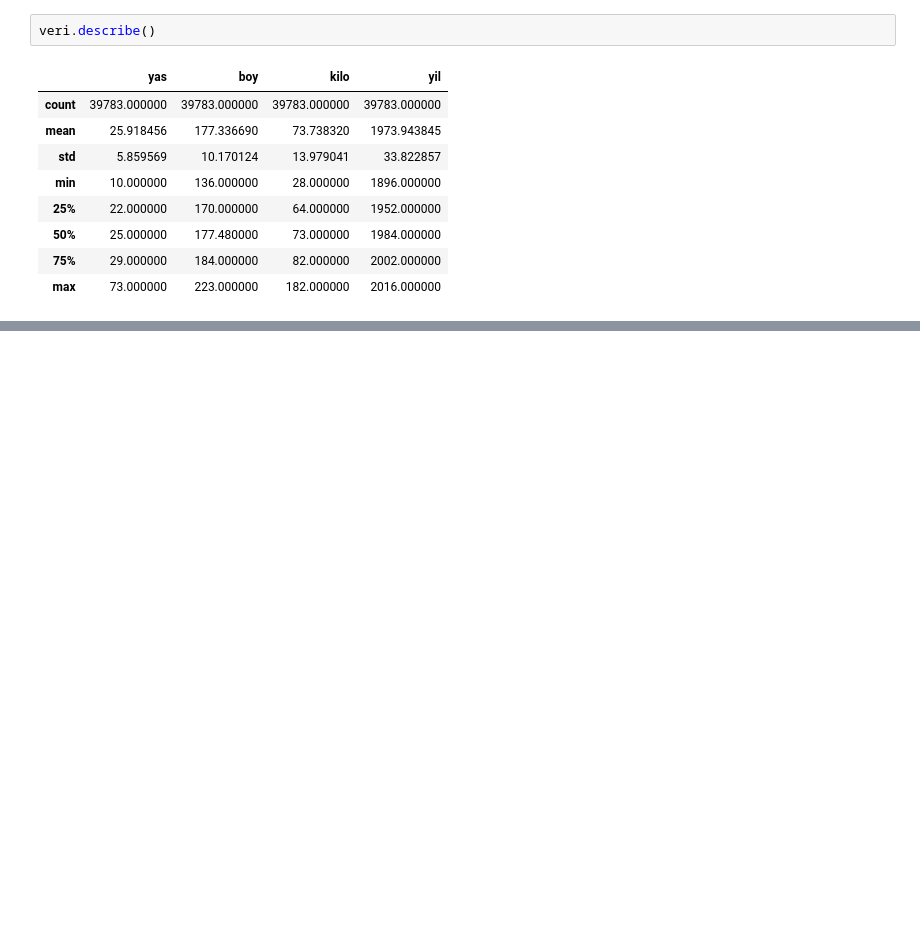
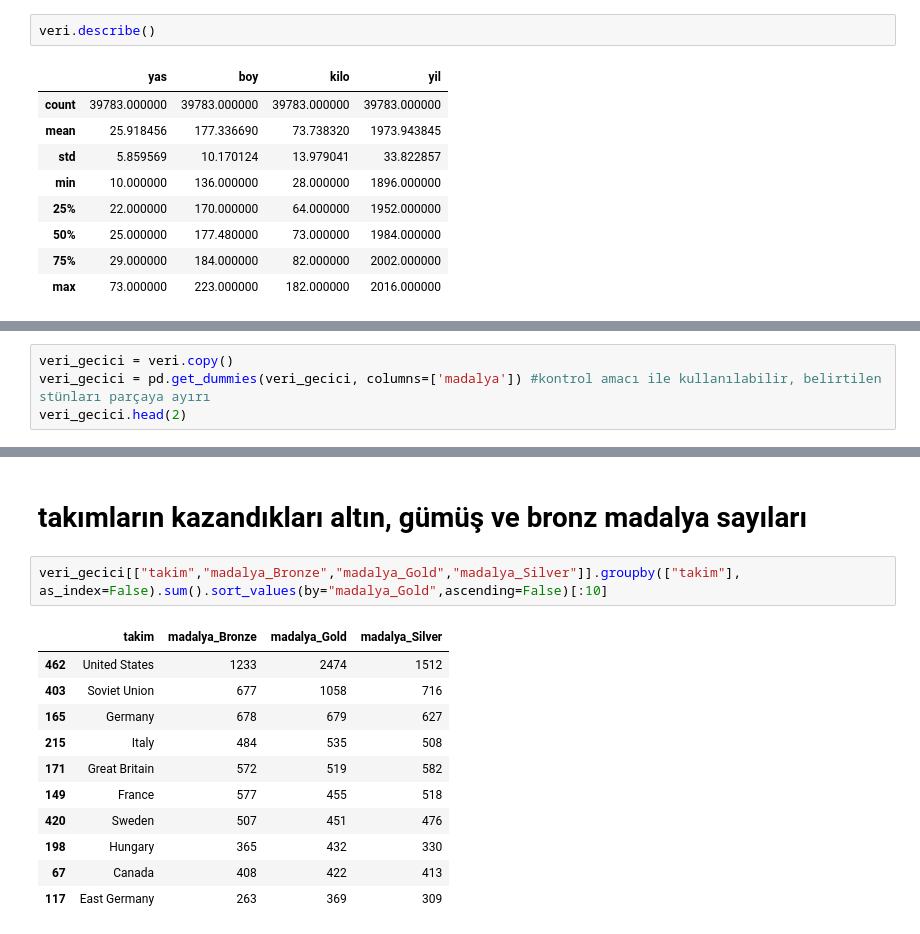
Before and after one commit to EmreUludag0/BTK-VeriBilimiMakineOgrenimiBootcamp, a Jupyter notebook: pythonVeriBilimi/Ders1-VeriBilimi.ipynb, the cells around one changed output, grey strips where cells are left out. Saved outputs shown, nothing was run; the diff lists cells and outputs as text; blank space fills up the shorter version.

```diff
--- a/pythonVeriBilimi/Ders1-VeriBilimi.ipynb
+++ b/pythonVeriBilimi/Ders1-VeriBilimi.ipynb
@@ -219,0 +303,4 @@ veri.describe()
+# %%
+veri_gecici = veri.copy()
+veri_gecici = pd.get_dummies(veri_gecici, columns=['madalya']) #kontrol amacı ile kullanılabilir, belirtilen stünları parçaya ayırı
+veri_gecici.head(2)
@@ -219,0 +319,16 @@ veri.describe()
+# %% [markdown]
+# takımların kazandıkları altın, gümüş ve bronz madalya sayıları
+# %%
+veri_gecici[["takim","madalya_Bronze","madalya_Gold","madalya_Silver"]].groupby(["takim"], as_index=False).sum().sort_values(by="madalya_Gold",ascending=False)[:10]
+# %% [output]
+|  | takim | madalya_Bronze | madalya_Gold | madalya_Silver |
+| 462 | United States | 1233 | 2474 | 1512 |
+| 403 | Soviet Union | 677 | 1058 | 716 |
+| 165 | Germany | 678 | 679 | 627 |
+| 215 | Italy | 484 | 535 | 508 |
+| 171 | Great Britain | 572 | 519 | 582 |
+| 149 | France | 577 | 455 | 518 |
+| 420 | Sweden | 507 | 451 | 476 |
+| 198 | Hungary | 365 | 432 | 330 |
+| 67 | Canada | 408 | 422 | 413 |
+| 117 | East Germany | 263 | 369 | 309 |
```
Also changed, not shown: parts of 16 cells of this notebook.
